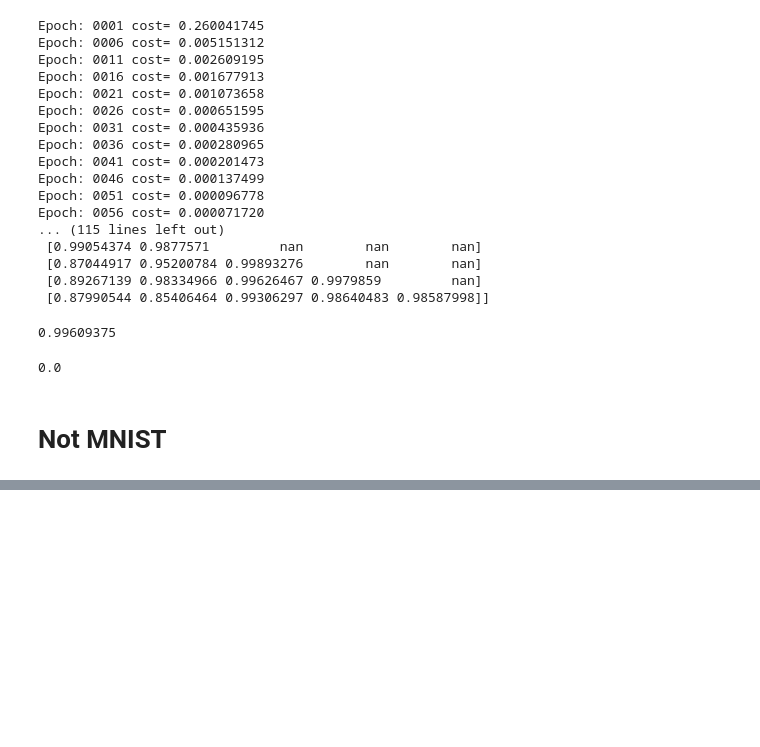
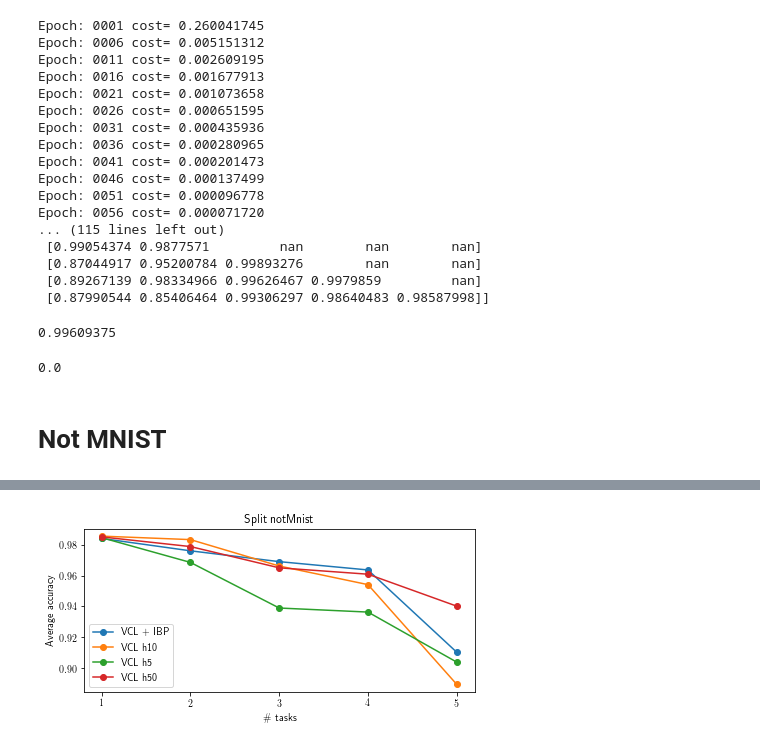
Before and after one commit to skezle/IBP_BNN, a Jupyter notebook: vcl.ipynb, the cells around one changed output, grey strips where cells are left out. Drawn from its saved outputs; the diff is of its cells as text; code cells hidden in the pictures; blank space fills up the shorter version.

Commit message:
adds not mnist prelim exp results

```diff
--- a/vcl.ipynb
+++ b/vcl.ipynb
@@ -354,0 +405,12 @@ Epoch: 0006 train cost= 3.581586042
+# %%
+# Run Vanilla VCL
+tf.reset_default_graph()
+tf.set_random_seed(12)
+np.random.seed(1)
+hidden_size = [5]
+coreset_size = 0
+
+data_gen = NotMnistGenerator()
+vcl_result_h5 = run_vcl(hidden_size, no_epochs, data_gen,
+                     lambda a: a, coreset_size, batch_size, single_head, val=True)
+print(vcl_result_h5)
@@ -354,0 +435,12 @@ Epoch: 0006 train cost= 3.581586042
+# %%
+# Run Vanilla VCL
+tf.reset_default_graph()
+tf.set_random_seed(12)
+np.random.seed(1)
+hidden_size = [50]
+coreset_size = 0
+
+data_gen = NotMnistGenerator()
+vcl_result_h50 = run_vcl(hidden_size, no_epochs, data_gen,
+                     lambda a: a, coreset_size, batch_size, single_head, val=True)
+print(vcl_result_h50)
@@ -354,0 +465,19 @@ Epoch: 0006 train cost= 3.581586042
+# %%
+_ibp_acc = np.nanmean(ibp_acc, 1)
+_vcl_result_h10 = np.nanmean(vcl_result, 1)
+_vcl_result_h5 = np.nanmean(vcl_result_h5, 1)
+_vcl_result_h50 = np.nanmean(vcl_result_h50, 1)
+fig = plt.figure(figsize=(7,3))
+ax = plt.gca()
+plt.plot(np.arange(len(_ibp_acc))+1, _ibp_acc, label='VCL + IBP', marker='o')
+plt.plot(np.arange(len(_vcl_result))+1, _vcl_result_h10, label='VCL h10', marker='o')
+plt.plot(np.arange(len(_vcl_result))+1, _vcl_result_h5, label='VCL h5', marker='o')
+plt.plot(np.arange(len(_vcl_result))+1, _vcl_result_h50, label='VCL h50', marker='o')
+ax.set_xticks(range(1, len(_ibp_acc)+1))
+ax.set_ylabel('Average accuracy')
+ax.set_xlabel('\# tasks')
+ax.set_title('Split notMnist')
+ax.legend()
+fig.show()
+# %% [output]
+[figure, added]
```
Also changed, not shown: parts of 4 cells of this notebook, 1 other file.
